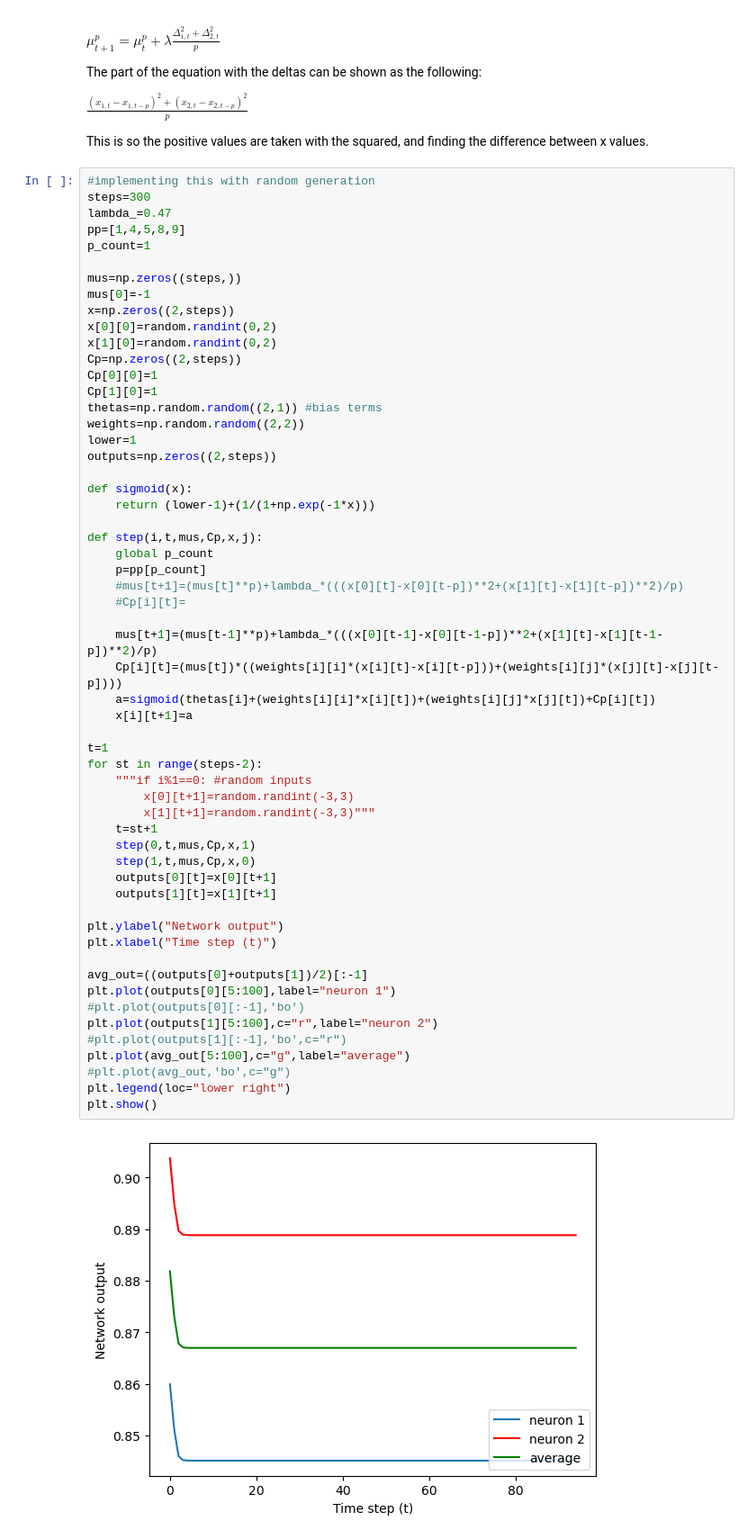
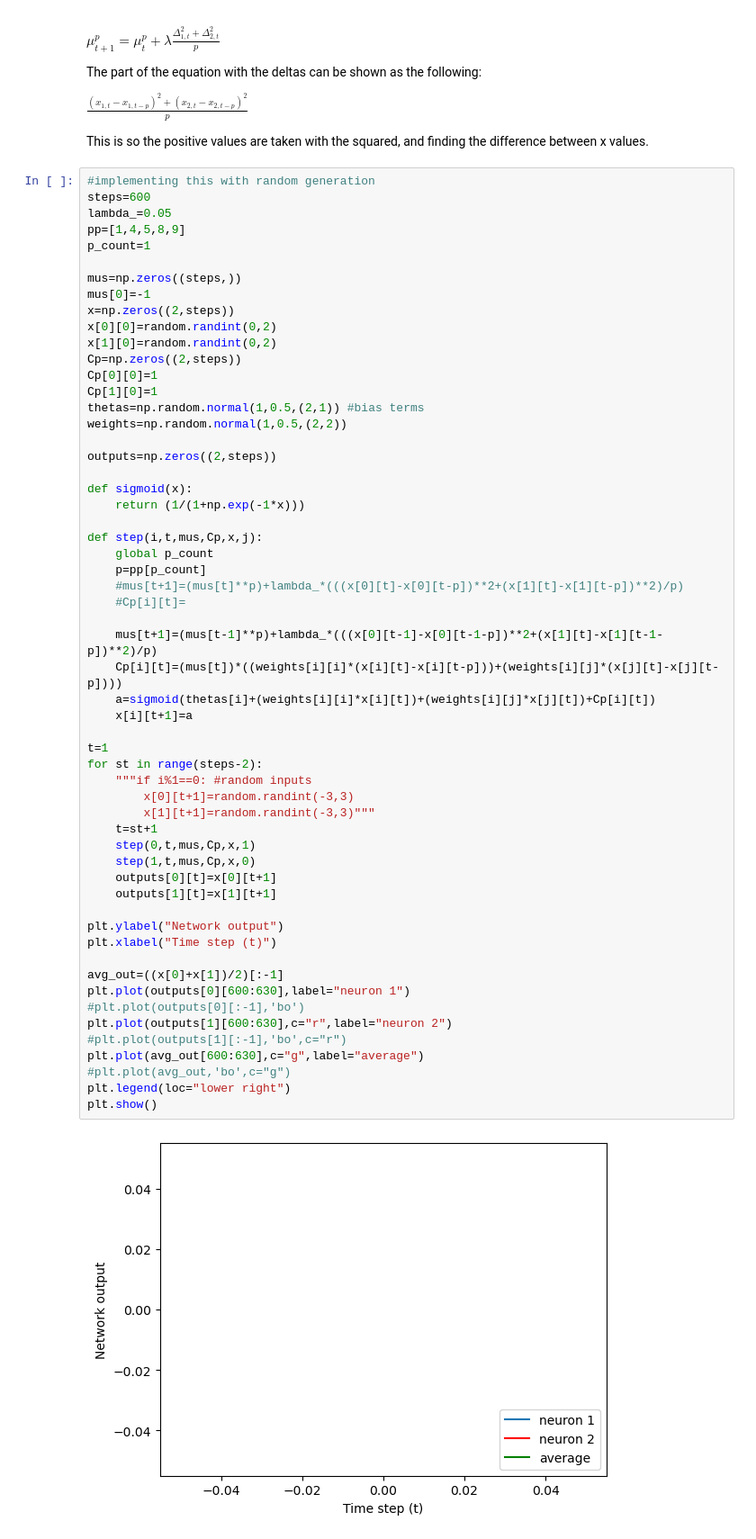
Before and after one commit to shepai/Chaos-Robotics, a Jupyter notebook: Simulation/OpenAIGym/open_ai_example.ipynb, the cells around one changed output. Shown at 90% size. Drawn from its saved outputs; the diff is of its cells as text.

```diff
--- a/Simulation/OpenAIGym/open_ai_example.ipynb
+++ b/Simulation/OpenAIGym/open_ai_example.ipynb
@@ -589,8 +589,8 @@ $\frac{(x_{1,t}-x_{1,t-p})^2 + (x_{2,t}-x_{2,t-p})^2 }{p}$
 This is so the positive values are taken with the squared, and finding the difference between x values.
 # %%
 #implementing this with random generation
-steps=300
-lambda_=0.47
+steps=600
+lambda_=0.05
 pp=[1,4,5,8,9]
 p_count=1
 
@@ -602,47 +602,47 @@ x[1][0]=random.randint(0,2)
 Cp=np.zeros((2,steps))
 Cp[0][0]=1
 Cp[1][0]=1
-thetas=np.random.random((2,1)) #bias terms
-weights=np.random.random((2,2))
-lower=1
+thetas=np.random.normal(1,0.5,(2,1)) #bias terms
+weights=np.random.normal(1,0.5,(2,2))
+
 outputs=np.zeros((2,steps))
 
 def sigmoid(x):
-    return (lower-1)+(1/(1+np.exp(-1*x)))
+    return (1/(1+np.exp(-1*x)))
 
 def step(i,t,mus,Cp,x,j):
     global p_count
     p=pp[p_count]
     #mus[t+1]=(mus[t]**p)+lambda_*(((x[0][t]-x[0][t-p])**2+(x[1][t]-x[1][t-p])**2)/p)
     #Cp[i][t]=
 
     mus[t+1]=(mus[t-1]**p)+lambda_*(((x[0][t-1]-x[0][t-1-p])**2+(x[1][t]-x[1][t-1-p])**2)/p)
     Cp[i][t]=(mus[t])*((weights[i][i]*(x[i][t]-x[i][t-p]))+(weights[i][j]*(x[j][t]-x[j][t-p])))
     a=sigmoid(thetas[i]+(weights[i][i]*x[i][t])+(weights[i][j]*x[j][t])+Cp[i][t])
     x[i][t+1]=a
 
 t=1
 for st in range(steps-2):
     """if i%1==0: #random inputs
         x[0][t+1]=random.randint(-3,3)
         x[1][t+1]=random.randint(-3,3)"""
     t=st+1
     step(0,t,mus,Cp,x,1)
     step(1,t,mus,Cp,x,0)
     outputs[0][t]=x[0][t+1]
     outputs[1][t]=x[1][t+1]
 
 plt.ylabel("Network output")
 plt.xlabel("Time step (t)")
 
-avg_out=((outputs[0]+outputs[1])/2)[:-1]
-plt.plot(outputs[0][5:100],label="neuron 1")
+avg_out=((x[0]+x[1])/2)[:-1]
+plt.plot(outputs[0][600:630],label="neuron 1")
 #plt.plot(outputs[0][:-1],'bo')
-plt.plot(outputs[1][5:100],c="r",label="neuron 2")
+plt.plot(outputs[1][600:630],c="r",label="neuron 2")
 #plt.plot(outputs[1][:-1],'bo',c="r")
-plt.plot(avg_out[5:100],c="g",label="average")
+plt.plot(avg_out[600:630],c="g",label="average")
 #plt.plot(avg_out,'bo',c="g")
 plt.legend(loc="lower right")
 plt.show()
 # %% [output]
-[figure, old version]
+[figure, new version]
```
